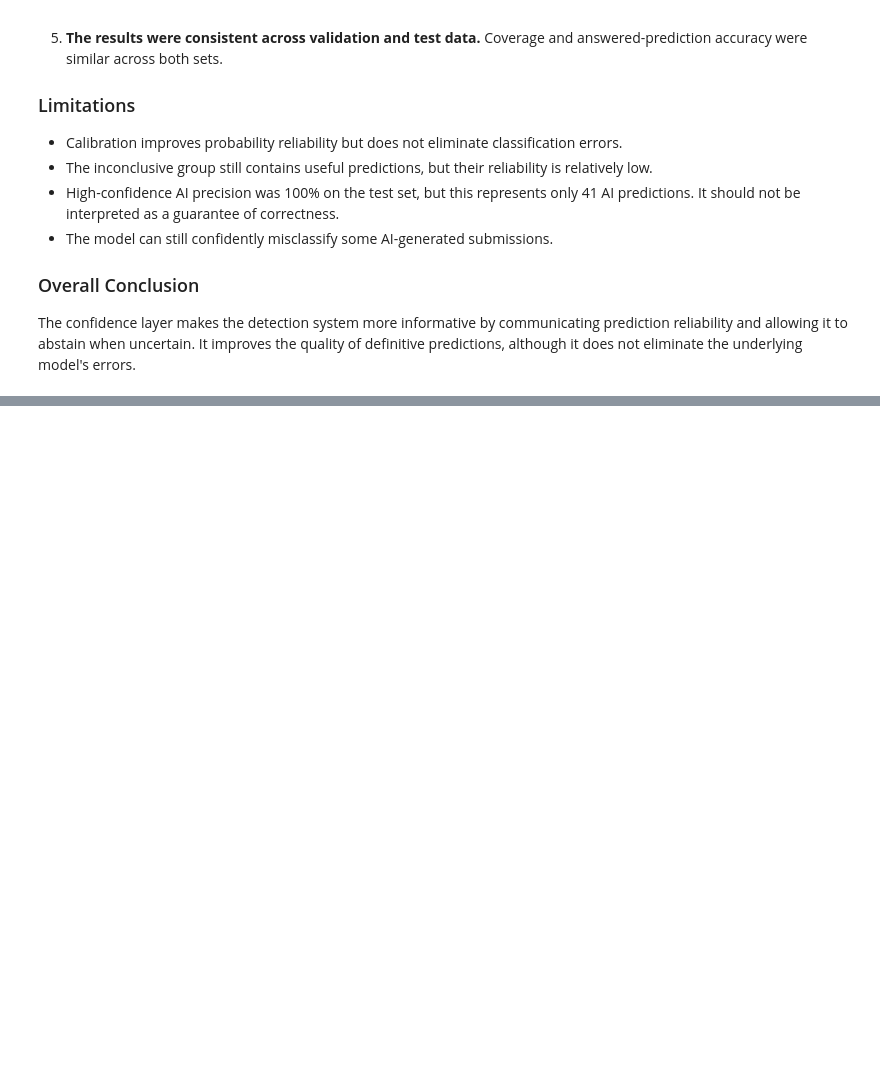
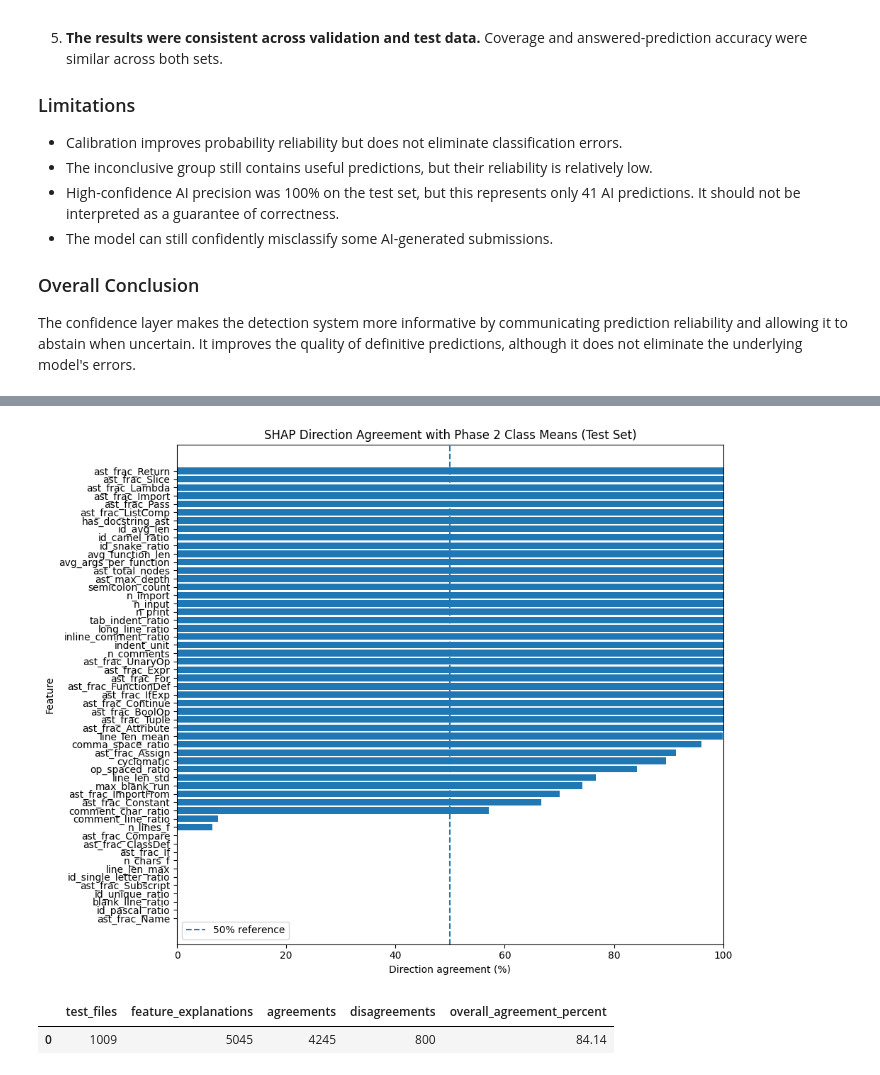
Before and after one commit to nadayoo/WhoWroteIt-, a Jupyter notebook: notebooks/06_confidence_evaluation.ipynb, the cells around one changed output, grey strips where cells are left out. Cells and saved outputs as stored; diff of their text form; code cells hidden in the pictures; blank space fills up the shorter version.

```diff
--- a/notebooks/06_confidence_evaluation.ipynb
+++ b/notebooks/06_confidence_evaluation.ipynb
@@ -232,0 +638,57 @@ The confidence layer makes the detection system more informative by communicatin
+# %%
+import matplotlib.pyplot as plt
+
+plot_df = feature_summary.sort_values("agreement_rate")
+
+plt.figure(figsize=(10, 8))
+
+plt.barh(
+    plot_df["feature"],
+    plot_df["agreement_rate"]
+)
+
+plt.axvline(
+    50,
+    linestyle="--",
+    label="50% reference"
+)
+
+plt.xlabel("Direction agreement (%)")
+plt.ylabel("Feature")
+plt.title("SHAP Direction Agreement with Phase 2 Class Means (Test Set)")
+plt.xlim(0, 100)
+plt.legend()
+plt.tight_layout()
+
+plt.savefig(
+    out_dir / "direction_agreement_test.png",
+    dpi=300,
+    bbox_inches="tight"
+)
+
+plt.show()
+# %% [output]
+[figure, added]
+# %%
+total = len(agreement_df)
+agreements = int(agreement_df["agrees"].sum())
+disagreements = total - agreements
+overall_rate = agreements / total * 100
+
+overall_summary = pd.DataFrame([{
+    "test_files": len(test_df),
+    "feature_explanations": total,
+    "agreements": agreements,
+    "disagreements": disagreements,
+    "overall_agreement_percent": round(overall_rate, 2)
+}])
+
+display(overall_summary)
+
+overall_summary.to_csv(
+    out_dir / "direction_agreement_overall.csv",
+    index=False
+)
+# %% [output]
+|  | test_files | feature_explanations | agreements | disagreements | overall_agreement_percent |
+| 0 | 1009 | 5045 | 4245 | 800 | 84.14 |
```
Also changed, not shown: parts of 6 cells of this notebook, 6 other files.
